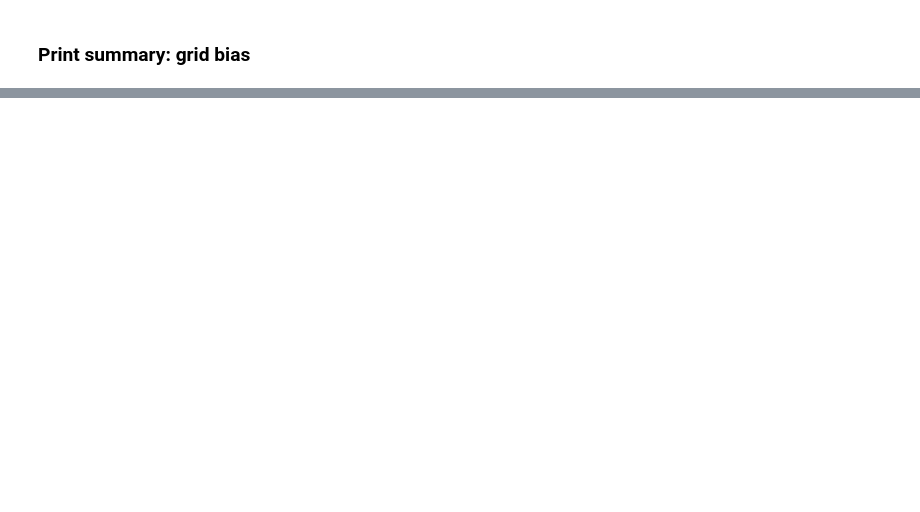
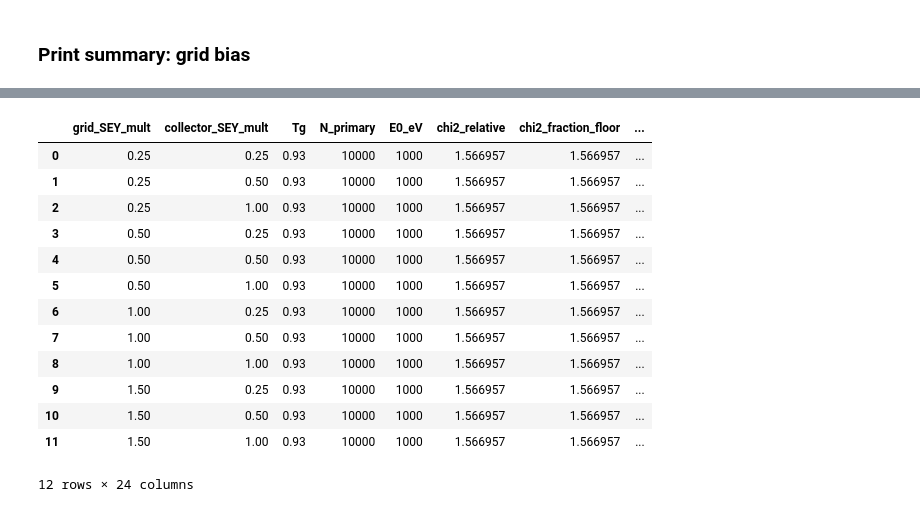
Before and after one commit to oridzel/rfa_python, a Jupyter notebook: notebooks/06_current_prediction_modes.ipynb, the cells around one changed output, grey strips where cells are left out. Cells and saved outputs as stored; diff of their text form; code cells hidden in the pictures; blank space fills up the shorter version.

```diff
--- a/notebooks/06_current_prediction_modes.ipynb
+++ b/notebooks/06_current_prediction_modes.ipynb
@@ -35,7 +35,7 @@ Grid frame alignment
 # %% [markdown]
 ## Load field
 # %%
-field = rfa.load_field_npz("../../rfa_field_sample_0_g2g3_0_collector50_0p5mm.npz")
+field = rfa.load_field_npz("../../data/rfa_field_h0p25mm_Vsp0V_Vg1p0V_Vg2p0V_Vg3p0V_Vcp50V_Vdtp0V_tey.npz")
 
 print(field.keys())
 print("V shape:", field["V"].shape)
@@ -120,7 +120,7 @@ grid_transparency = {
 
 
 cascade = rfa.run_cascade_batch_parallel(
-    N_primary=100,
+    N_primary=10000,
     E0_eV=500,
     field=field,
     Phi_interp=Phi_interp,
@@ -159,7 +159,7 @@ cascade = rfa.run_cascade_batch_parallel(
     launch_step_fraction_of_h=0.75,
 
     seed=123,
-    n_jobs=4,
+    n_jobs=24,
     chunk_size=5,
     verbose=10,
 )
@@ -480,0 +920,33 @@ for k, v in pred_grid_bias.items():
+# %%
+def score_fractions(f_sim, f_exp, fit_electrodes):
+    """
+    Compute several fit metrics comparing simulated and experimental fractions.
+    """
+    rows = []
+
+    for e in fit_electrodes:
+        fs = float(f_sim[e])
+        fe = float(f_exp[e])
+
+        rows.append({
+            "electrode": e,
+            "f_sim": fs,
+            "f_exp": fe,
+            "diff": fs - fe,
+            "relative_diff": (fs - fe) / fe,
+        })
+
+    df = pd.DataFrame(rows)
+
+    # Old MATLAB-like score: relative residuals for every electrode.
+    chi2_relative = float(np.sum(df["relative_diff"] ** 2))
+
+    # Safer score: avoid over-weighting tiny channels.
+    # 0.01 means a 1 percentage-point floor in fraction space.
+    sigma_floor = 0.01
+
+    chi2_fraction_floor = float(
+        np.sum((df["diff"] / np.maximum(df["f_exp"], sigma_floor)) ** 2)
+    )
+
+    return df, chi2_relative, chi2_fraction_floor
@@ -480,0 +1142,19 @@ for k, v in pred_grid_bias.items():
+# %%
+df_scan = pd.DataFrame(rows)
+
+df_scan.sort_values("chi2_fraction_floor")
+# %% [output]
+|  | grid_SEY_mult | collector_SEY_mult | Tg | N_primary | E0_eV | chi2_relative | chi2_fraction_floor | ... |
+| 0 | 0.25 | 0.25 | 0.93 | 10000 | 1000 | 1.566957 | 1.566957 | ... |
+| 1 | 0.25 | 0.50 | 0.93 | 10000 | 1000 | 1.566957 | 1.566957 | ... |
+| 2 | 0.25 | 1.00 | 0.93 | 10000 | 1000 | 1.566957 | 1.566957 | ... |
+| 3 | 0.50 | 0.25 | 0.93 | 10000 | 1000 | 1.566957 | 1.566957 | ... |
+| 4 | 0.50 | 0.50 | 0.93 | 10000 | 1000 | 1.566957 | 1.566957 | ... |
+| 5 | 0.50 | 1.00 | 0.93 | 10000 | 1000 | 1.566957 | 1.566957 | ... |
+| 6 | 1.00 | 0.25 | 0.93 | 10000 | 1000 | 1.566957 | 1.566957 | ... |
+| 7 | 1.00 | 0.50 | 0.93 | 10000 | 1000 | 1.566957 | 1.566957 | ... |
+| 8 | 1.00 | 1.00 | 0.93 | 10000 | 1000 | 1.566957 | 1.566957 | ... |
+| 9 | 1.50 | 0.25 | 0.93 | 10000 | 1000 | 1.566957 | 1.566957 | ... |
+| 10 | 1.50 | 0.50 | 0.93 | 10000 | 1000 | 1.566957 | 1.566957 | ... |
+| 11 | 1.50 | 1.00 | 0.93 | 10000 | 1000 | 1.566957 | 1.566957 | ... |
+12 rows × 24 columns
```
Also changed, not shown: parts of 35 cells of this notebook, 18 other files.
